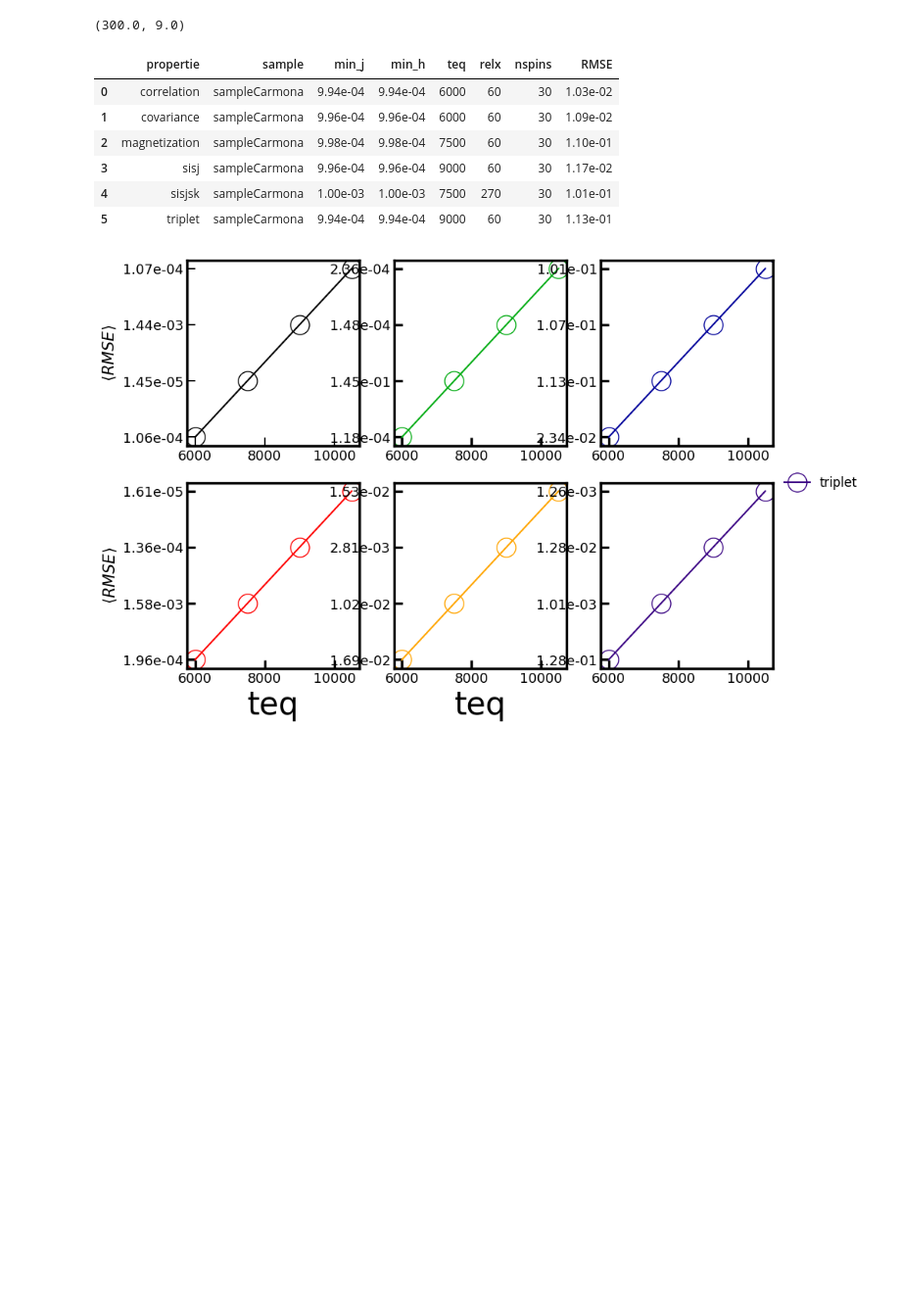
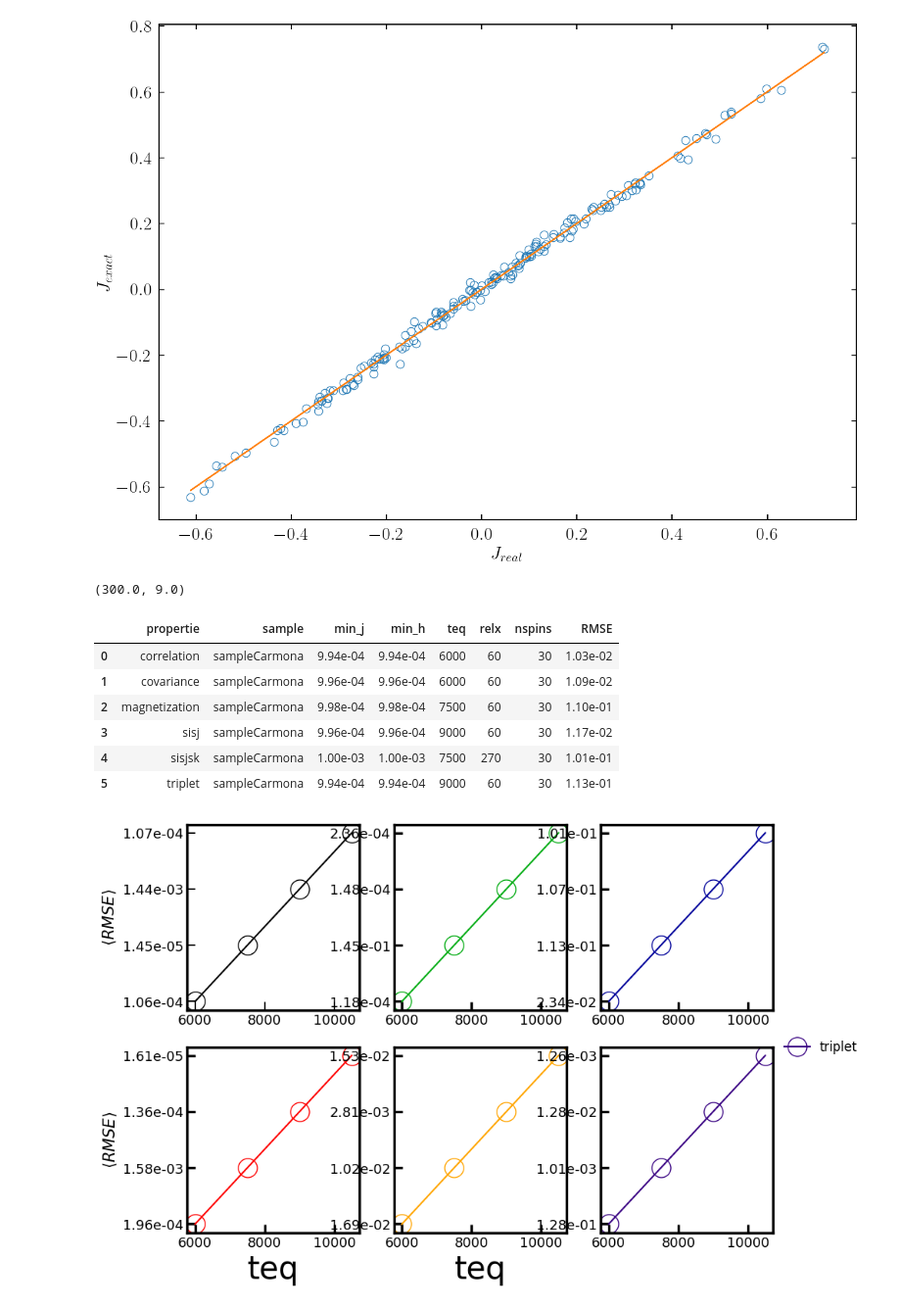
Before and after one commit to JuniorAlencar/BoltzmannMachine, a Jupyter notebook: BM_Program/jupyter/comparative_analysis.ipynb, the cells around one changed output. Shown at 98% size. Saved outputs shown, nothing was run; the diff lists cells and outputs as text; code cells hidden in the pictures; blank space fills up the shorter version.

```diff
--- a/BM_Program/jupyter/comparative_analysis.ipynb
+++ b/BM_Program/jupyter/comparative_analysis.ipynb
@@ -81,3 +35,15 @@ for prop in props:
+# %%
+J_synt = pd.read_csv("../tests/synthetic/Jij/J_synteticN20.dat", sep=' ')
+J_real = pd.read_csv("../Results/exact/SeparateData/Jij/Jij_data_synteticN20data_synteticN20_err_j_1.00e-05_err_h_1.00e-04_mteq_150_mrelx_2.dat", sep=' ')
+J_s = J_synt["J_ij"]
+J_m = J_real["J_ij"]
+plt.plot(J_s, J_m, 'o')
+plt.plot(J_s, J_s)
+plt.xlabel("$J_{real}$")
+plt.ylabel("$J_{exact}$")
+plt.show()
+# %% [output]
+[figure, added]
 # %%
 df_props_RMSE = RMSE_properties()
 results_sorted= minimum_teq(df_props_RMSE)
```
Also changed, not shown: parts of 5 cells of this notebook, 9 other files.
